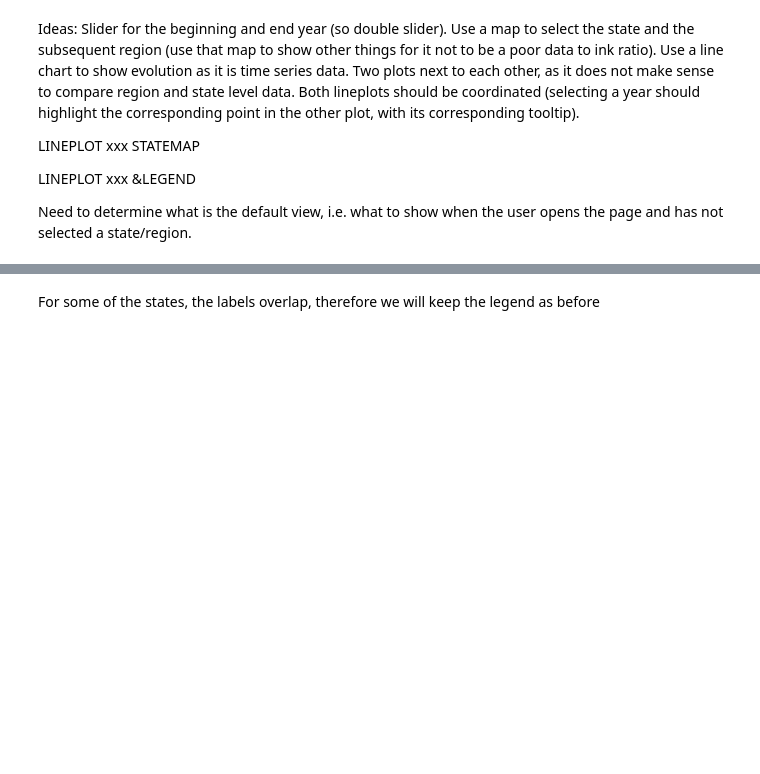
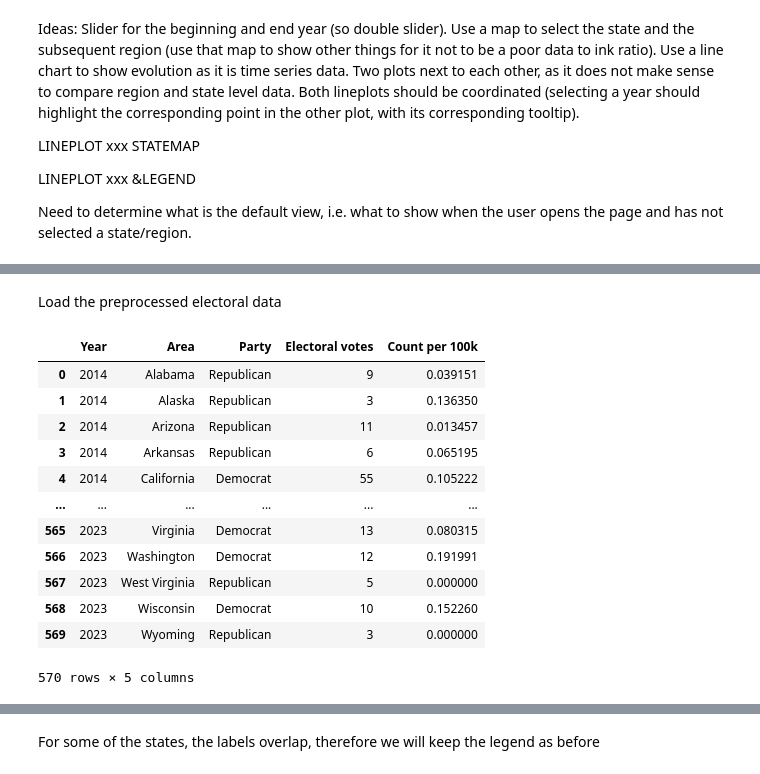
Before and after one commit to JoelSoleCasale/VI2_GunViolence, a Jupyter notebook: Q1.ipynb, the cells around one changed output, grey strips where cells are left out. Drawn from its saved outputs; the diff is of its cells as text; code cells hidden in the pictures; blank space fills up the shorter version.

Commit message:
Q1: electoral data + simplified plot
TODO: fix duplicated legend in final plot

```diff
--- a/Q1.ipynb
+++ b/Q1.ipynb
@@ -133,4 +131,33 @@ state_region_df
 570 rows × 10 columns
+# %% [markdown]
+Load the preprocessed electoral data
+# %%
+area_electoral_df = pd.read_csv('data/area_electoral_df.csv')
+
+area_electoral_df = area_electoral_df.merge(area_df[['Area', 'Year', 'Count per 100k']], on=['Area', 'Year'])
+
+# keep only the party with the highest electoral votes in each area and year
+area_electoral_highest_df = area_electoral_df.groupby(['Year', 'Area']).apply(
+    lambda x: x.loc[x['Electoral votes'].idxmax()]
+).reset_index(drop=True)
+
+us_party_in_power = area_electoral_highest_df[area_electoral_highest_df['Area'] == 'United States'].reset_index(drop=True)
+
+area_electoral_highest_df
+# %% [output]
+|  | Year | Area | Party | Electoral votes | Count per 100k |
+| 0 | 2014 | Alabama | Republican | 9 | 0.039151 |
+| 1 | 2014 | Alaska | Republican | 3 | 0.136350 |
+| 2 | 2014 | Arizona | Republican | 11 | 0.013457 |
+| 3 | 2014 | Arkansas | Republican | 6 | 0.065195 |
+| 4 | 2014 | California | Democrat | 55 | 0.105222 |
+| ... | ... | ... | ... | ... | ... |
+| 565 | 2023 | Virginia | Democrat | 13 | 0.080315 |
+| 566 | 2023 | Washington | Democrat | 12 | 0.191991 |
+| 567 | 2023 | West Virginia | Republican | 5 | 0.000000 |
+| 568 | 2023 | Wisconsin | Democrat | 10 | 0.152260 |
+| 569 | 2023 | Wyoming | Republican | 3 | 0.000000 |
+570 rows × 5 columns
 # %%
 from vega_datasets import data as vega_data
 
```
Also changed, not shown: parts of 13 cells of this notebook.
